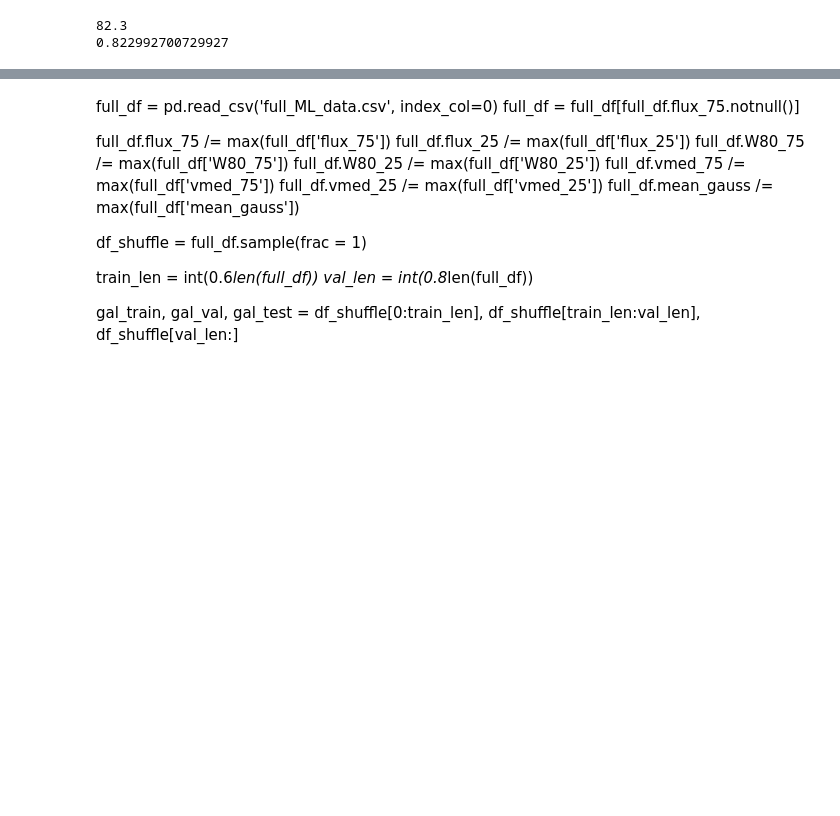
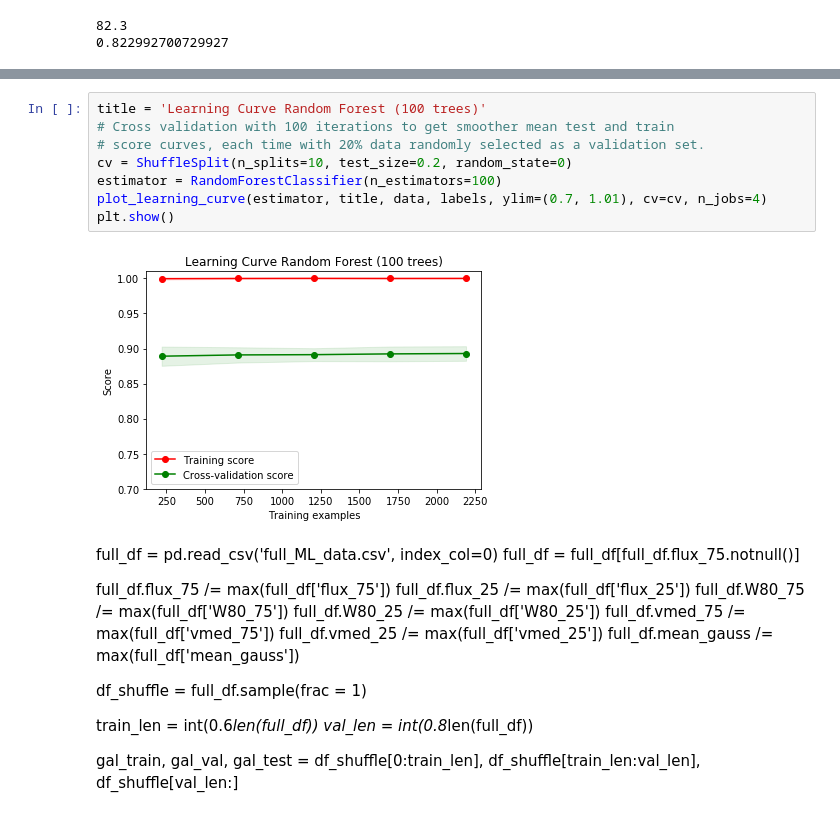
Before and after one commit to Flores368/NM_Final_git, a Jupyter notebook: classification_models.ipynb, the cells around one changed output, grey strips where cells are left out. Saved outputs shown, nothing was run; the diff lists cells and outputs as text; blank space fills up the shorter version.

```diff
--- a/classification_models.ipynb
+++ b/classification_models.ipynb
@@ -214,3 +288,13 @@ array([[490,   0],
+# %%
+title = 'Learning Curve Random Forest (100 trees)'
+# Cross validation with 100 iterations to get smoother mean test and train
+# score curves, each time with 20% data randomly selected as a validation set.
+cv = ShuffleSplit(n_splits=10, test_size=0.2, random_state=0)
+estimator = RandomForestClassifier(n_estimators=100)
+plot_learning_curve(estimator, title, data, labels, ylim=(0.7, 1.01), cv=cv, n_jobs=4)
+plt.show()
+# %% [output]
+[figure, added]
 # %% [markdown]
 full_df = pd.read_csv('full_ML_data.csv', index_col=0)
 full_df = full_df[full_df.flux_75.notnull()]
```
Also changed, not shown: parts of 24 cells of this notebook.
